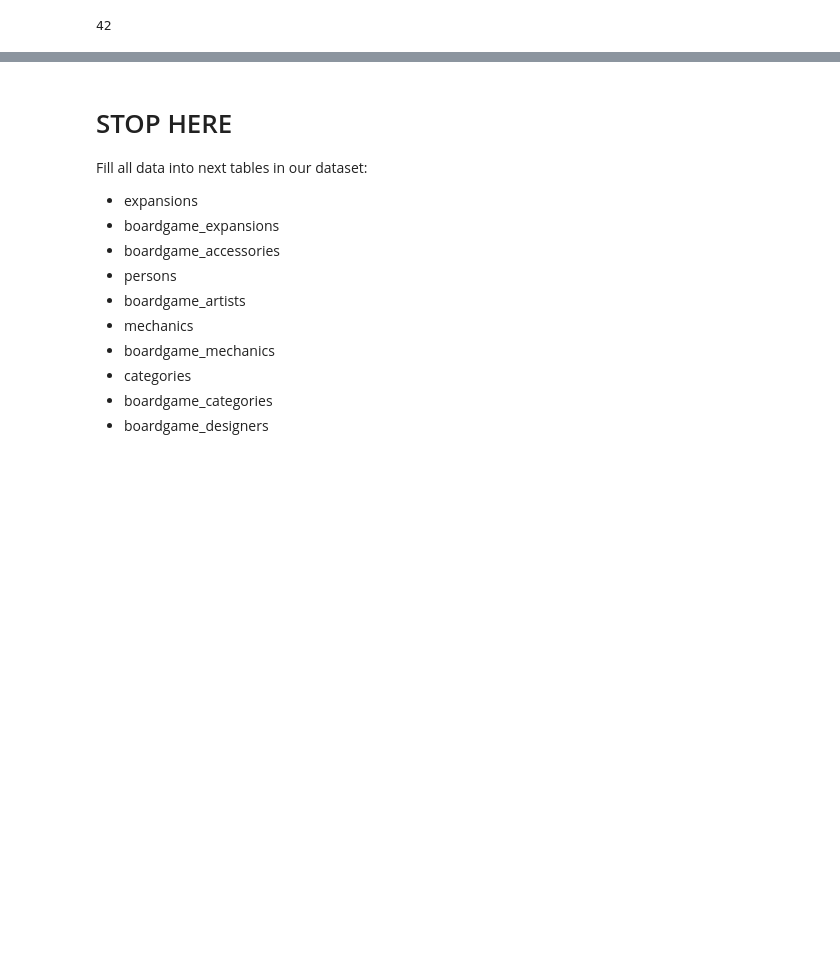
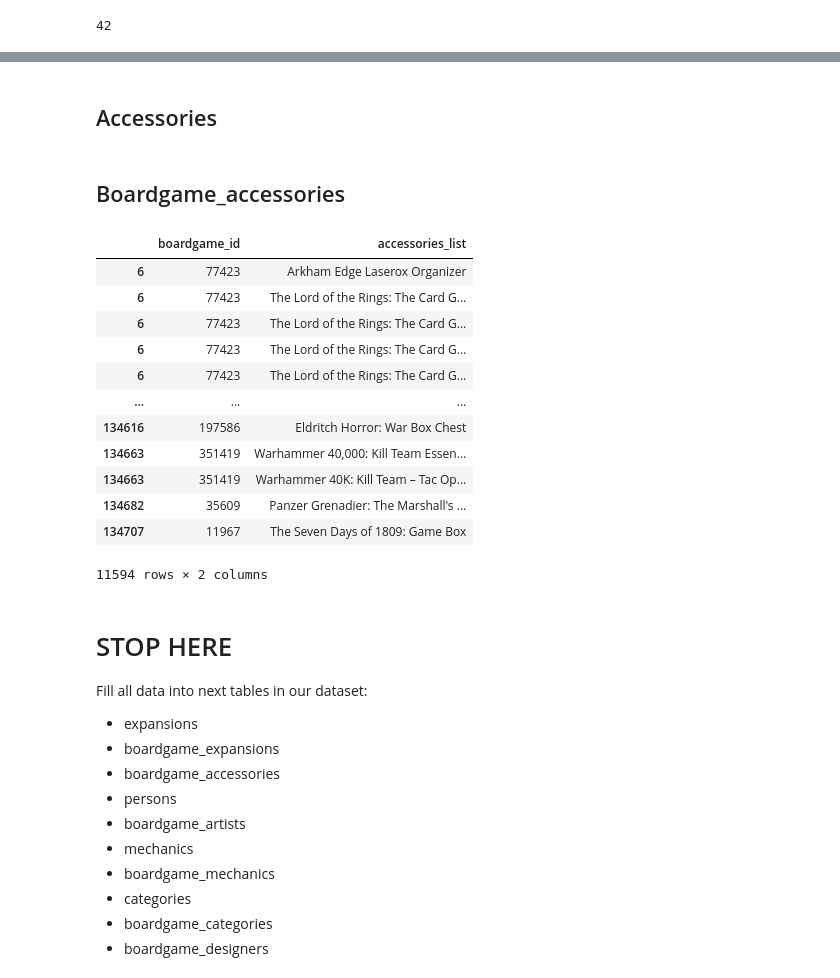
Before and after one commit to Fedorov-Nikita/Board-Game-Scraper, a Jupyter notebook: bgg_prepare_for_database.ipynb, the cells around one changed output, grey strips where cells are left out. Drawn from its saved outputs; the diff is of its cells as text; code cells hidden in the pictures; blank space fills up the shorter version.

Commit message:
[+] fill boardgame_accessories table

```diff
--- a/bgg_prepare_for_database.ipynb
+++ b/bgg_prepare_for_database.ipynb
@@ -1677,0 +1655,2 @@ conn.close()
+# %% [markdown]
+## Accessories
@@ -1677,0 +1678,20 @@ conn.close()
+# %% [markdown]
+## Boardgame_accessories
+# %%
+boardgames['accessories_list'] = boardgames.accessories[boardgames.accessories != ''].str.split('|')
+# %%
+boardgames[['boardgame_id', 'accessories_list']][boardgames.accessories != ''].explode('accessories_list').drop_duplicates()
+# %% [output]
+|  | boardgame_id | accessories_list |
+| 6 | 77423 | Arkham Edge Laserox Organizer |
+| 6 | 77423 | The Lord of the Rings: The Card G... |
+| 6 | 77423 | The Lord of the Rings: The Card G... |
+| 6 | 77423 | The Lord of the Rings: The Card G... |
+| 6 | 77423 | The Lord of the Rings: The Card G... |
+| ... | ... | ... |
+| 134616 | 197586 | Eldritch Horror: War Box Chest |
+| 134663 | 351419 | Warhammer 40,000: Kill Team Essen... |
+| 134663 | 351419 | Warhammer 40K: Kill Team – Tac Op... |
+| 134682 | 35609 | Panzer Grenadier: The Marshall's ... |
+| 134707 | 11967 | The Seven Days of 1809: Game Box |
+11594 rows × 2 columns
```
Also changed, not shown: parts of 80 cells of this notebook.
